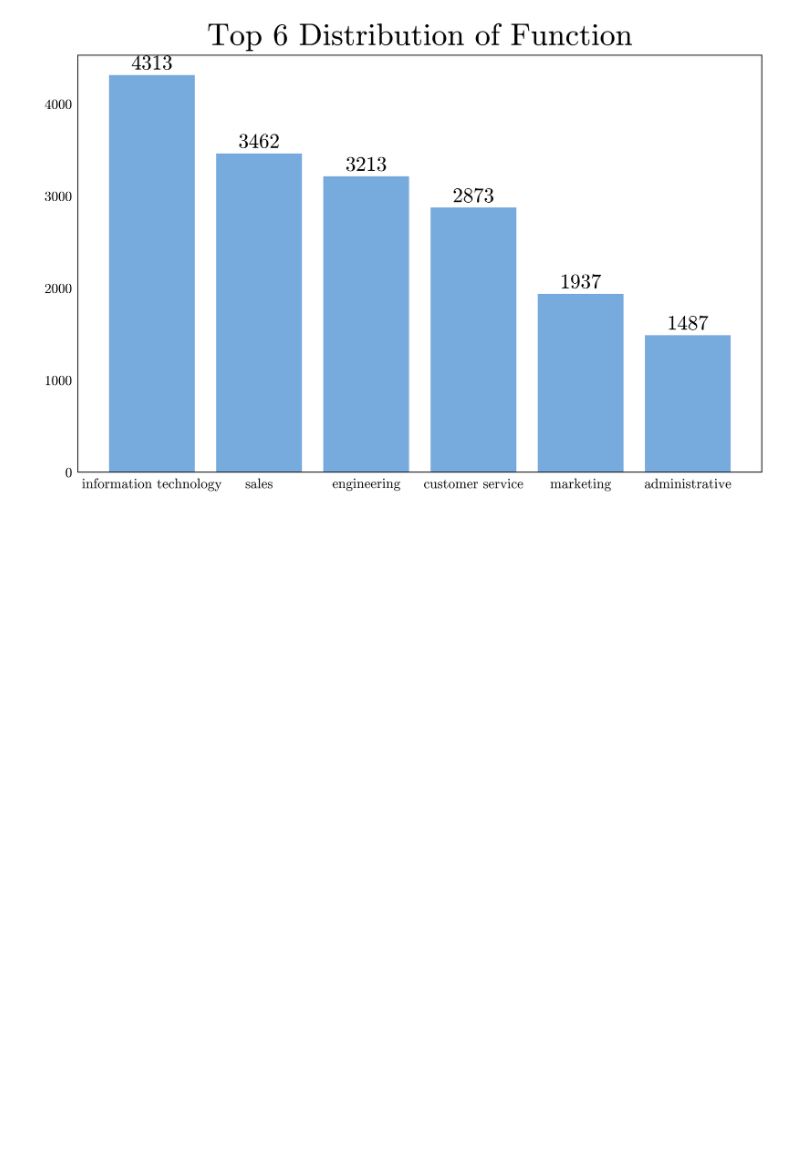
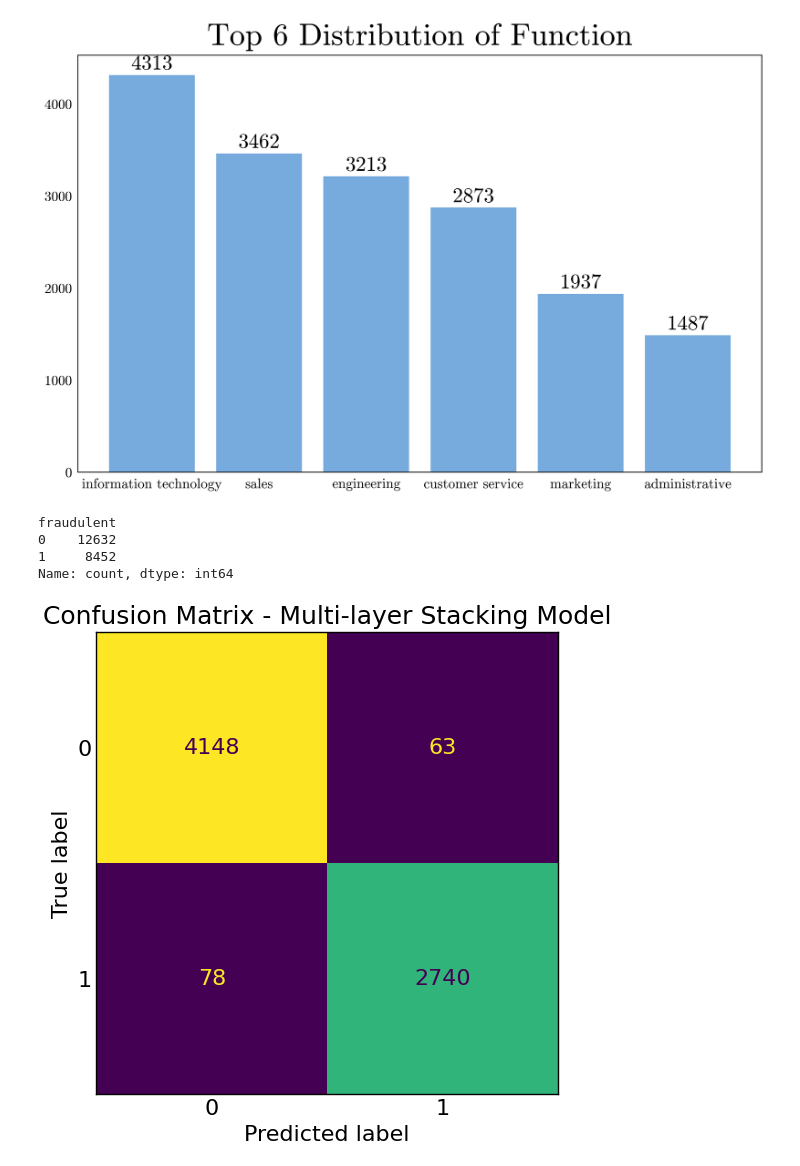
Before and after one commit to ZenCoder-art/ofd, a Jupyter notebook: backend/notebooks/data_analysis.ipynb, the cells around one changed output. Cells and saved outputs as stored; diff of their text form; code cells hidden in the pictures; blank space fills up the shorter version.

```diff
--- a/backend/notebooks/data_analysis.ipynb
+++ b/backend/notebooks/data_analysis.ipynb
@@ -544,3 +554,48 @@ with plt.style.context(["science", "ieee", "no-latex", "light"]):
     plt.show()
 # %% [output]
 [figure]
+# %%
+import os
+import joblib
+
+model_dir = "../app/models/fusion-models"
+
+models = {}
+for i in range(1, 9):
+    name = f"m{i}"
+    path = os.path.join(model_dir, f"{name}.joblib")
+    models[name] = joblib.load(path)
+# %%
+from sklearn.model_selection import train_test_split
+
+inputs = joblib.load(PROCESSED_DATA_DIR / "inputs.joblib")
+target = joblib.load(PROCESSED_DATA_DIR / "target.joblib")
+X_train, X_test, y_train, y_test = train_test_split(inputs, target, test_size=0.25, random_state=42, stratify=target)
+y_train.value_counts()
+# zero_indices = y_test[y_test == 0].index[0:20]
+# y_test.loc[zero_indices] = 1
+# %% [output]
+fraudulent
+0    12632
+1     8452
+Name: count, dtype: int64
+# %%
+import joblib
+
+multi_layer = joblib.load("../app/models/fusion-models/m8.joblib")
+y_pred = multi_layer.predict(X_test)
+
+# 绘制混淆矩阵
+from sklearn.metrics import confusion_matrix, ConfusionMatrixDisplay
+import matplotlib.pyplot as plt
+
+cm = confusion_matrix(y_test, y_pred)
+disp = ConfusionMatrixDisplay(confusion_matrix=cm, display_labels=[0, 1])
+
+fig, ax = plt.subplots(figsize=(6, 6))
+disp.plot(ax=ax, values_format="d", colorbar=False, text_kw={"fontsize": 16})
+plt.tick_params(axis='both', which='both', bottom=False, top=False, left=False, right=False)
+ax.set_title("Confusion Matrix - Multi-layer Stacking Model", fontsize=18)
+plt.show()
+# %% [output]
+[figure, added]
```
Also changed, not shown: parts of 4 cells of this notebook, 2 other files.
